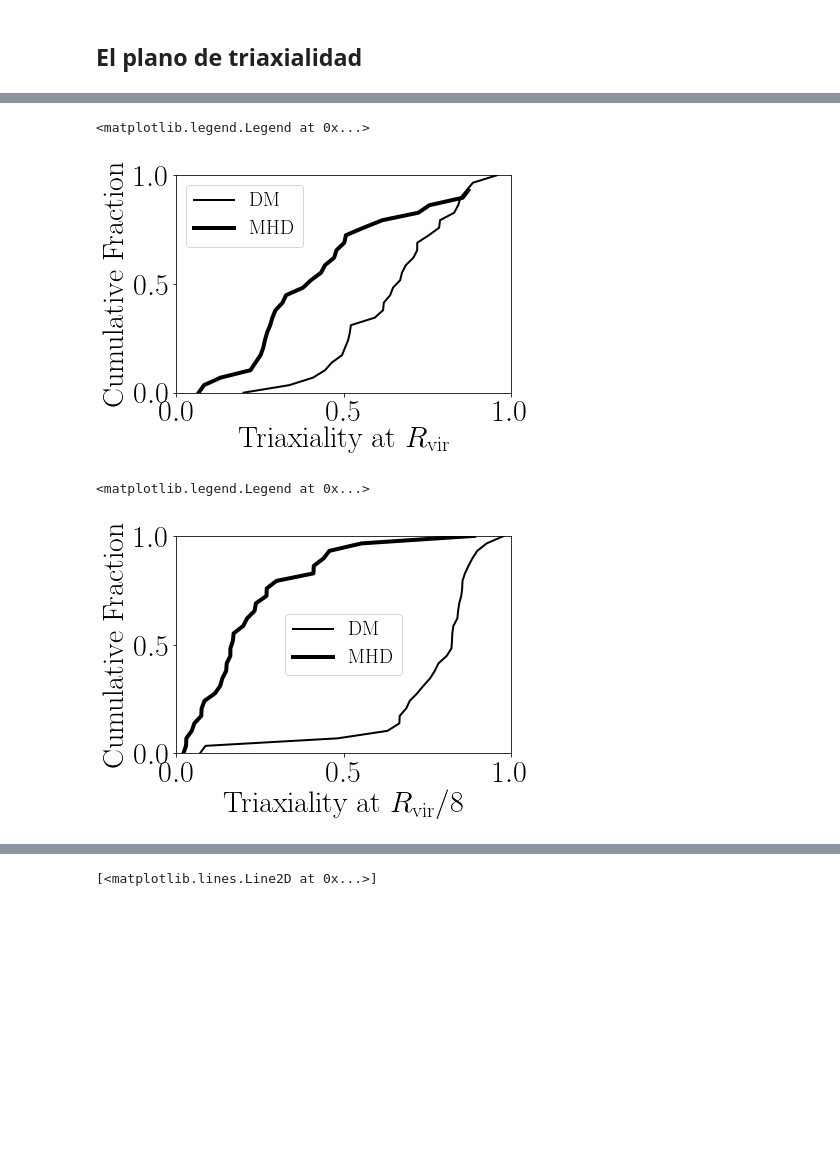
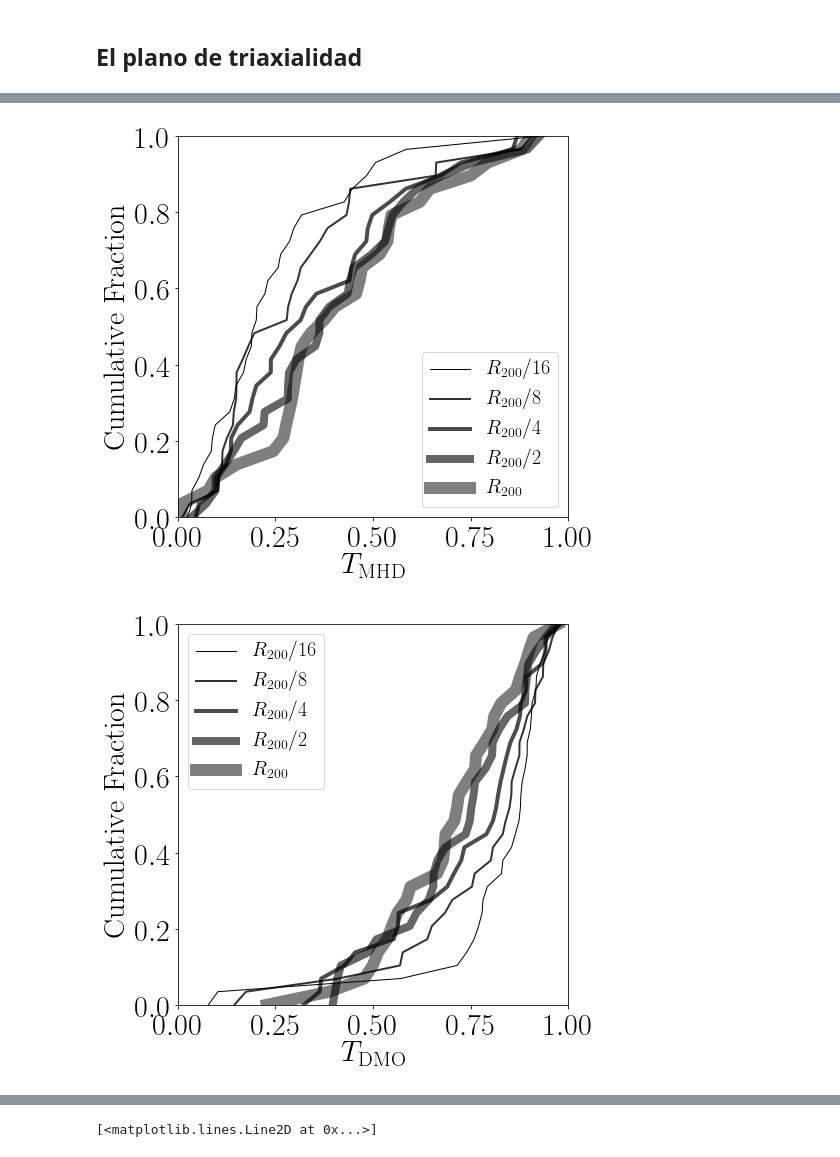
Before and after one commit to jdprada1760/Paper_Halo_shapes, a Jupyter notebook: Code/Triaxial_Plane.ipynb, the cells around one changed output, grey strips where cells are left out. Drawn from its saved outputs; the diff is of its cells as text; code cells hidden in the pictures; blank space fills up the shorter version.

Commit message:
update triaxial

```diff
--- a/Code/Triaxial_Plane.ipynb
+++ b/Code/Triaxial_Plane.ipynb
@@ -239,14 +239,13 @@ for axe,name in (zip([axesDM,axesMHD],['DM','MHD'])):
     plt.rc('ytick', labelsize=SMALL_SIZE)    # fontsize of the tick labels
 
 
-    fig = plt.figure(figsize=(10,10))
+    fig = plt.figure(figsize=(7,7))
     ax = fig.add_subplot(111,aspect='equal')
 
-    ax.plot(summary[0,:,0],summary[1,:,0],'ro',markersize=10,label= r"$R500_{1/8}$" ) # 1/8 R
-    ax.errorbar(mean[0,0],mean[1,0],fmt='o', color='crimson' ,xerr=[[std1[0,0],std2[0,0]]],yerr=[[std1[1,0],std2[1,0]]])
-    #ax.plot(summary[0,:,-3],summary[1,:,-3],'^',color='springgreen',markersize=10,label= r"$R_{1/2}$" ) # 1 R
-    ax.plot(summary[0,:,-2],summary[1,:,-2],'s',color='midnightblue',markersize=10,label= r"$R200$" ) # 1 R
-    ax.errorbar(mean[0,-2],mean[1,-2],fmt='s',color='darkblue',xerr=[[std1[0,-2],std2[0,-2]]],yerr=[[std1[1,-2],std2[1,-2]]])
+    ax.plot(summary[0,:,0],summary[1,:,0],'^',markersize=9,label= r"$R_{200}/16$", alpha=1.0, color='black') # 1/8 R
+   # ax.errorbar(mean[0,0],mean[1,0],fmt='o', color='crimson' ,xerr=[[std1[0,0],std2[0,0]]],yerr=[[std1[1,0],std2[1,0]]])
+    ax.plot(summary[0,:,-2],summary[1,:,-2],'s',color='black',markersize=14,label= r"$R_{200}$", alpha=0.2) # 1 R
+    #ax.errorbar(mean[0,-2],mean[1,-2],fmt='s',color='darkblue',xerr=[[std1[0,-2],std2[0,-2]]],yerr=[[std1[1,-2],std2[1,-2]]])
 
 
 
@@ -281,8 +280,8 @@ for axe,name in (zip([axesDM,axesMHD],['DM','MHD'])):
     ax.set_ylabel(r"$c/a$")
 
     ax.plot([0,1],[0,1],color='black')
-    plt.legend(loc=0)
+    plt.legend(loc=0, fontsize=20)
     #plt.show()
-    plot_name = '../Data/Halo_General/Lvl_4_Triax_Plane_'+name+'.pdf'
+    plot_name = '../Document/Lvl_4_Triax_Plane_'+name+'.pdf'
     plt.savefig(plot_name,bbox_inches='tight')
 # %% [output]
@@ -292,14 +291,19 @@ for axe,name in (zip([axesDM,axesMHD],['DM','MHD'])):
 axis_a = axesDM[:,:,0]
 axis_b = axesDM[:,:,1]
 axis_c = axesDM[:,:,2]
-T_DM = (1-axis_b/axis_a)/(1-axis_c/axis_a)
+T_DM = (axis_a**2-axis_b**2)/(axis_a**2-axis_c**2)
 
 axis_a = axesMHD[:,:,0]
 axis_b = axesMHD[:,:,1]
 axis_c = axesMHD[:,:,2]
-T_MHD = (1-axis_b/axis_a)/(1-axis_c/axis_a)
+T_MHD = (axis_a**2-axis_b**2)/(axis_a**2-axis_c**2)
+
+
+i_radius_vir_8 = 0
+i_radius_vir = -2
+ii_nan = np.isnan(T_MHD)
+T_MHD[ii_nan] = 0.01
 
 delta_T = (T_MHD-T_DM)
 
-i_radius_vir_8 = 0
-i_radius_vir = -2
+#print(T_MHD.min())
@@ -306,22 +328,36 @@ i_radius_vir = -2
 # %%
-plt.plot(np.sort(T_DM[:,i_radius_vir]), np.linspace(0,1,30), label='DM', linewidth=2, color='black')
-plt.plot(np.sort(T_MHD[:,i_radius_vir]), np.linspace(0,1,30), label='MHD', linewidth=4, color='black')
-plt.xlabel(r"Triaxiality at $R_{\rm vir}$")
+plt.figure(figsize=(7,7))
+
+plt.plot(np.sort(T_MHD[:,0]), np.linspace(0,1,30), label=r'$R_{200}/16$', linewidth=1, color='black')
+plt.plot(np.sort(T_MHD[:,1]), np.linspace(0,1,30), label=r'$R_{200}/8$', linewidth=2, color='black', alpha=0.8)
+plt.plot(np.sort(T_MHD[:,2]), np.linspace(0,1,30), label=r'$R_{200}/4$', linewidth=4, color='black', alpha=0.7)
+plt.plot(np.sort(T_MHD[:,3]), np.linspace(0,1,30), label=r'$R_{200}/2$', linewidth=8, color='black', alpha=0.6)
+plt.plot(np.sort(T_MHD[:,4]), np.linspace(0,1,30), label=r'$R_{200}$', linewidth=12, color='black', alpha=0.5)
+
+
+plt.xlabel(r"$T_{\rm MHD}$")
 plt.ylabel("Cumulative Fraction")
-plt.xlim([0,1])
+plt.xlim([0,1.0])
 plt.ylim([0,1])
 plt.legend(fontsize=20)
+plt.savefig("../Document/triaxialiy_distro_MHD.pdf", bbox_inches='tight')
 # %% [output]
-<matplotlib.legend.Legend at 0x...>
-[figure, old version]
+[figure, new version]
 # %%
-plt.plot(np.sort(T_DM[:,i_radius_vir_8]), np.linspace(0,1,30), label='DM', linewidth=2, color='black')
-plt.plot(np.sort(T_MHD[:,i_radius_vir_8]), np.linspace(0,1,30), label='MHD', linewidth=4, color='black')
-plt.xlabel(r"Triaxiality at $R_{\rm vir}/8$")
+plt.figure(figsize=(7,7))
+
+plt.plot(np.sort(T_DM[:,0]), np.linspace(0,1,30), label=r'$R_{200}/16$', linewidth=1, color='black')
+plt.plot(np.sort(T_DM[:,1]), np.linspace(0,1,30), label=r'$R_{200}/8$', linewidth=2, color='black', alpha=0.8)
+plt.plot(np.sort(T_DM[:,2]), np.linspace(0,1,30), label=r'$R_{200}/4$', linewidth=4, color='black', alpha=0.7)
+plt.plot(np.sort(T_DM[:,3]), np.linspace(0,1,30), label=r'$R_{200}/2$', linewidth=8, color='black', alpha=0.6)
+plt.plot(np.sort(T_DM[:,4]), np.linspace(0,1,30), label=r'$R_{200}$', linewidth=12, color='black', alpha=0.5)
+
+
+plt.xlabel(r"$T_{\rm DMO}$")
 plt.ylabel("Cumulative Fraction")
-plt.xlim([0,1])
+plt.xlim([0,1.0])
 plt.ylim([0,1])
 plt.legend(fontsize=20)
+plt.savefig("../Document/triaxialiy_distro_DM.pdf", bbox_inches='tight')
 # %% [output]
-<matplotlib.legend.Legend at 0x...>
-[figure, old version]
+[figure, new version]
```
Also changed, not shown: parts of 8 cells of this notebook.
